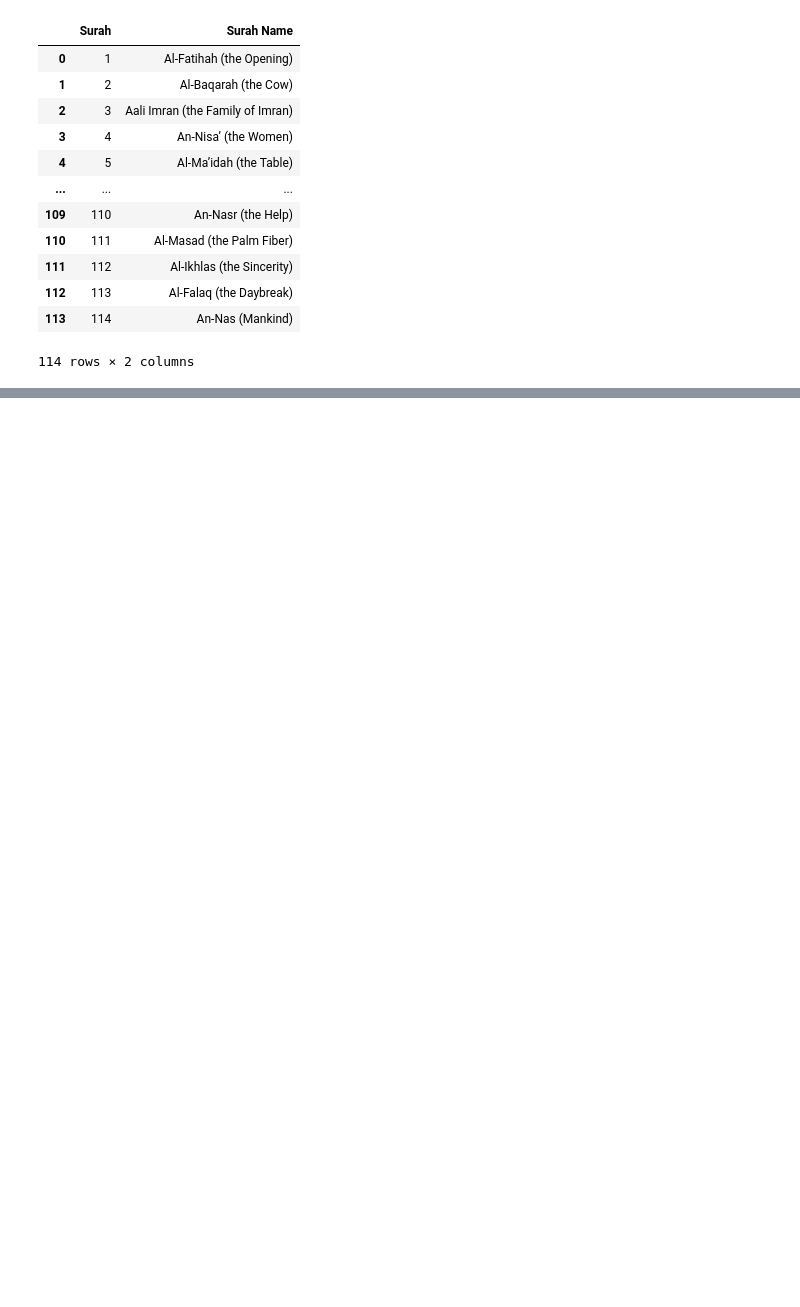
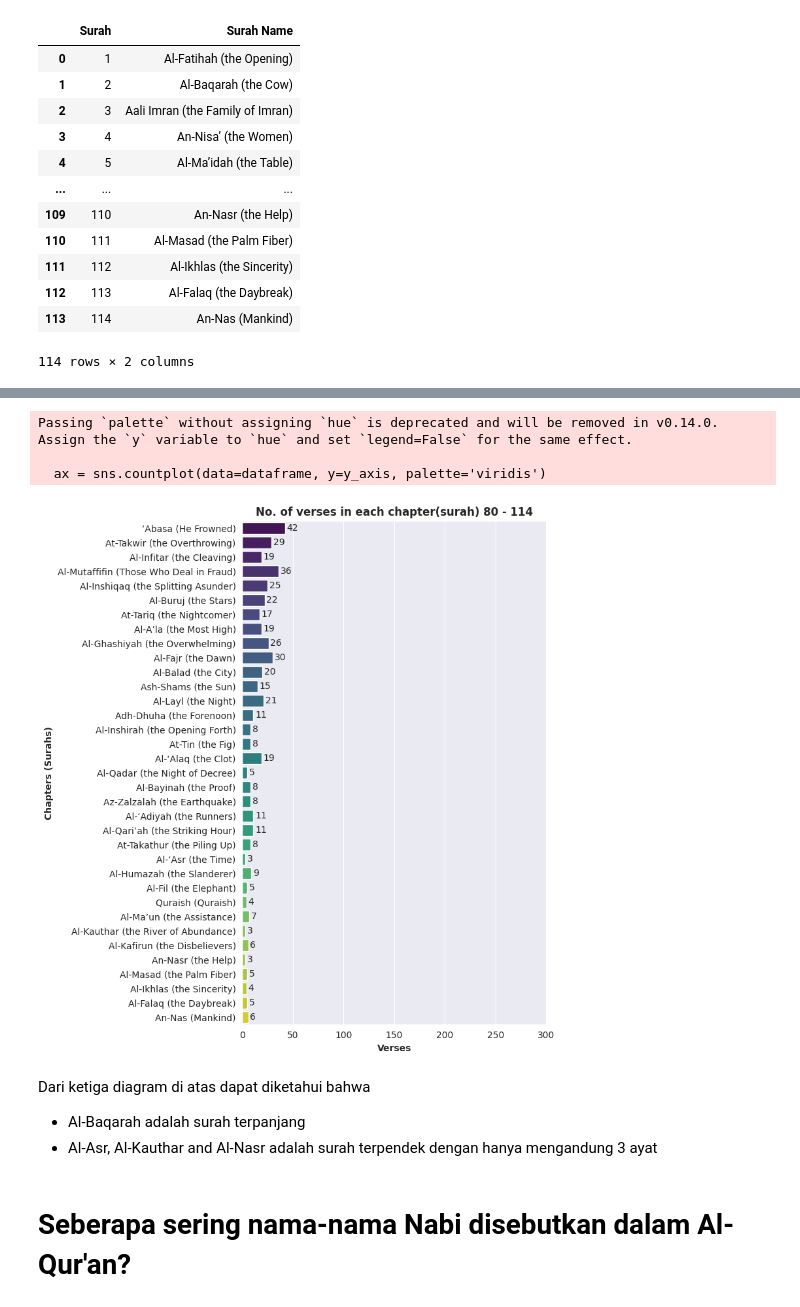
Before and after one commit to achmadardanip/Al-Qur-an-Exploratory-Data-Analysis-EDA-Text-Analysis---English-Arabic, a Jupyter notebook: notebooks/Exploring_the_Word_of_Allah_Data_Driven_Insights_into_the_Quran_(English).ipynb, the cells around one changed output, grey strips where cells are left out. Cells and saved outputs as stored; diff of their text form; code cells hidden in the pictures; blank space fills up the shorter version.

```diff
--- a/notebooks/Exploring_the_Word_of_Allah_Data_Driven_Insights_into_the_Quran_(English).ipynb
+++ b/notebooks/Exploring_the_Word_of_Allah_Data_Driven_Insights_into_the_Quran_(English).ipynb
@@ -102,0 +357,13 @@ Menggabungkan dataframe nama surah dengan dataframe quran pada nomor surah
+# %%
+quran_chapters_verses_countplot(surah_80_114, 'Surah Name', 'No. of verses in each chapter(surah) 80 - 114')
+# %% [output]
+Passing `palette` without assigning `hue` is deprecated and will be removed in v0.14.0. Assign the `y` variable to `hue` and set `legend=False` for the same effect.
+
+  ax = sns.countplot(data=dataframe, y=y_axis, palette='viridis')
+[figure, added]
+# %% [markdown]
+Dari ketiga diagram di atas dapat diketahui bahwa
+* Al-Baqarah adalah surah terpanjang
+* Al-Asr, Al-Kauthar and Al-Nasr adalah surah terpendek dengan hanya mengandung 3 ayat
+# %% [markdown]
+# Seberapa sering nama-nama Nabi disebutkan dalam Al-Qur'an?
```
Also changed, not shown: parts of 63 cells of this notebook, 6 other files.
